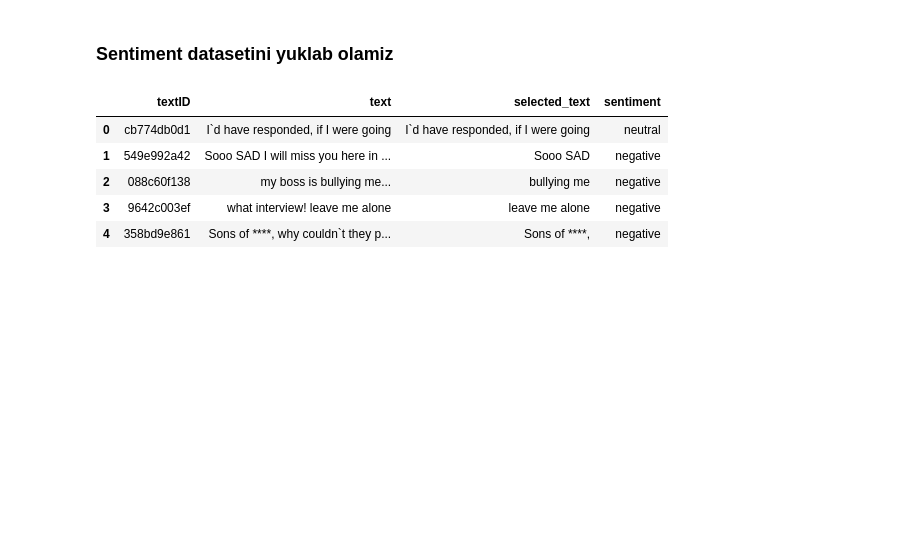
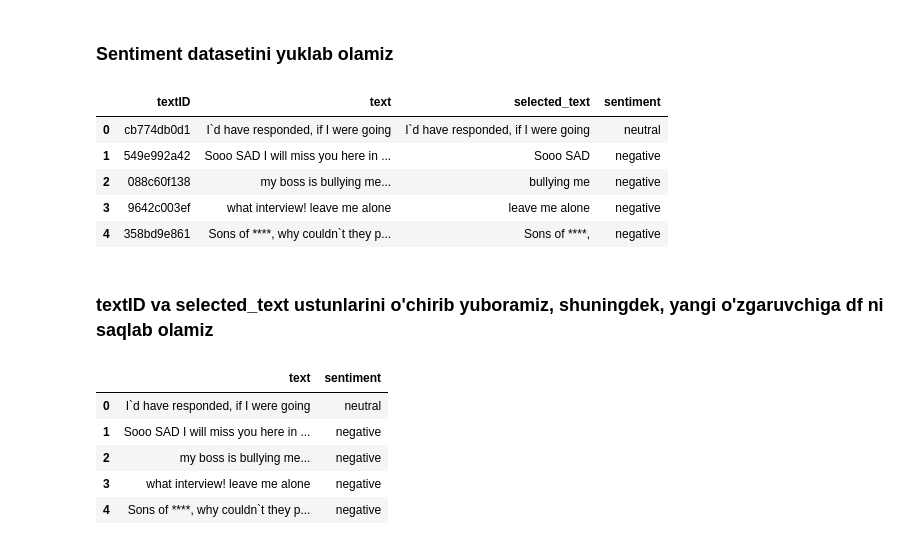
Before and after one commit to iMan0405/Portfolio_DT_vs_AI, a Jupyter notebook: Sentiment_Analysis_for_Social_Media.ipynb, the cells around one changed output. Drawn from its saved outputs; the diff is of its cells as text; code cells hidden in the pictures; blank space fills up the shorter version.

```diff
--- a/Sentiment_Analysis_for_Social_Media.ipynb
+++ b/Sentiment_Analysis_for_Social_Media.ipynb
@@ -48,3 +48,18 @@ df.head()
 | 2 | 088c60f138 | my boss is bullying me... | bullying me | negative |
 | 3 | 9642c003ef | what interview! leave me alone | leave me alone | negative |
 | 4 | 358bd9e861 | Sons of ****, why couldn`t they p... | Sons of ****, | negative |
+# %% [markdown]
+### textID va selected_text ustunlarini o'chirib yuboramiz, shuningdek, yangi o'zgaruvchiga df ni saqlab olamiz
+# %%
+df.drop(['textID', 'selected_text'], axis = 1, inplace = True )
+target = 'sentiment'
+df.reset_index(drop = True, inplace = True)
+original_df = df.copy(deep = True)
+df.head()
+# %% [output]
+|  | text | sentiment |
+| 0 | I`d have responded, if I were going | neutral |
+| 1 | Sooo SAD I will miss you here in ... | negative |
+| 2 | my boss is bullying me... | negative |
+| 3 | what interview! leave me alone | negative |
+| 4 | Sons of ****, why couldn`t they p... | negative |
```
Also changed, not shown: parts of 7 cells of this notebook.
